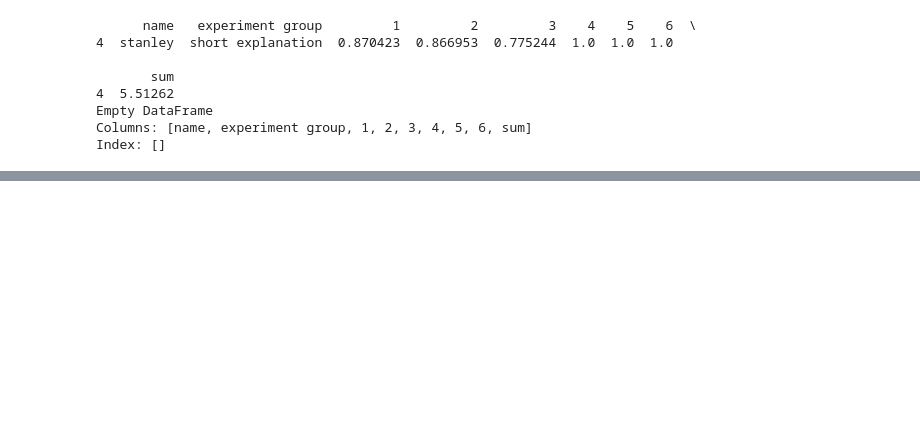
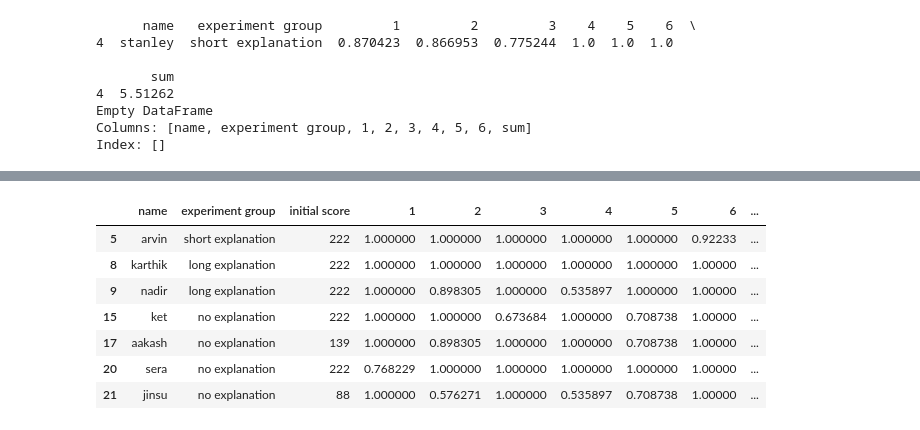
Before and after one commit to shermanluo/Connect4Agents, a Jupyter notebook: DivingGame/Analyze Data.ipynb, the cells around one changed output, grey strips where cells are left out. Drawn from its saved outputs; the diff is of its cells as text; code cells hidden in the pictures; blank space fills up the shorter version.

```diff
--- a/DivingGame/Analyze Data.ipynb
+++ b/DivingGame/Analyze Data.ipynb
@@ -422,0 +376,14 @@ See the caveats in the documentation: http://pandas.pydata.org/pandas-docs/stabl
+# %%
+groupE = df[(df['mistake type'] == CorrectionType.E)][['name', 'experiment group', 'initial score', 1, 2, 3, 4, 5, 6, 9, 10]]
+groupE['sum'] = groupE.iloc[:, 3:].sum(axis = 1)
+
+groupE
+# %% [output]
+|  | name | experiment group | initial score | 1 | 2 | 3 | 4 | 5 | 6 | ... |
+| 5 | arvin | short explanation | 222 | 1.000000 | 1.000000 | 1.000000 | 1.000000 | 1.000000 | 0.92233 | ... |
+| 8 | karthik | long explanation | 222 | 1.000000 | 1.000000 | 1.000000 | 1.000000 | 1.000000 | 1.00000 | ... |
+| 9 | nadir | long explanation | 222 | 1.000000 | 0.898305 | 1.000000 | 0.535897 | 1.000000 | 1.00000 | ... |
+| 15 | ket | no explanation | 222 | 1.000000 | 1.000000 | 0.673684 | 1.000000 | 0.708738 | 1.00000 | ... |
+| 17 | aakash | no explanation | 139 | 1.000000 | 0.898305 | 1.000000 | 1.000000 | 0.708738 | 1.00000 | ... |
+| 20 | sera | no explanation | 222 | 0.768229 | 1.000000 | 1.000000 | 1.000000 | 1.000000 | 1.00000 | ... |
+| 21 | jinsu | no explanation | 88 | 1.000000 | 0.576271 | 1.000000 | 0.535897 | 0.708738 | 1.00000 | ... |
```
Also changed, not shown: parts of 16 cells of this notebook, 4 other files.
